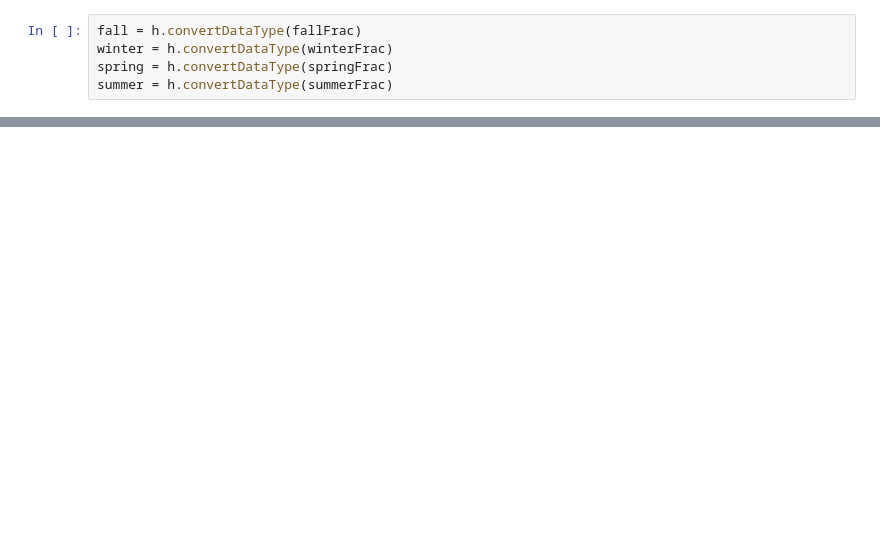
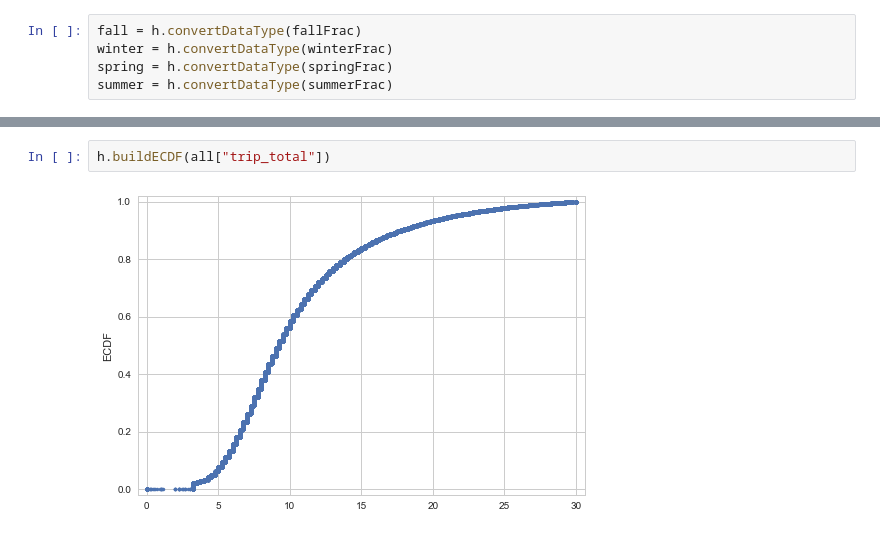
Before and after one commit to iamjz/taxi, a Jupyter notebook: Earnings EDA.ipynb, the cells around one changed output, grey strips where cells are left out. Saved outputs shown, nothing was run; the diff lists cells and outputs as text; blank space fills up the shorter version.

```diff
--- a/Earnings EDA.ipynb
+++ b/Earnings EDA.ipynb
@@ -39,0 +51,4 @@ Now I have sampled version of each seasons. I'd like to look through the earning
+# %%
+h.buildECDF(all["trip_total"])
+# %% [output]
+[figure, added]
```
Also changed, not shown: parts of 24 cells of this notebook, 1 other file.
